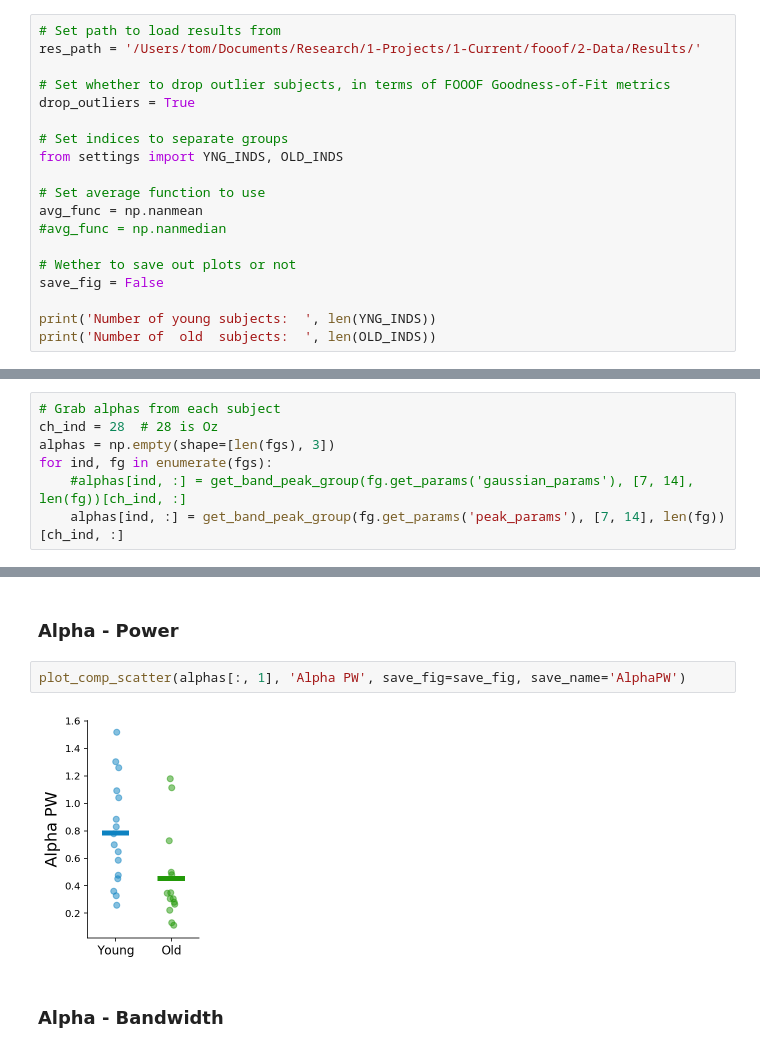
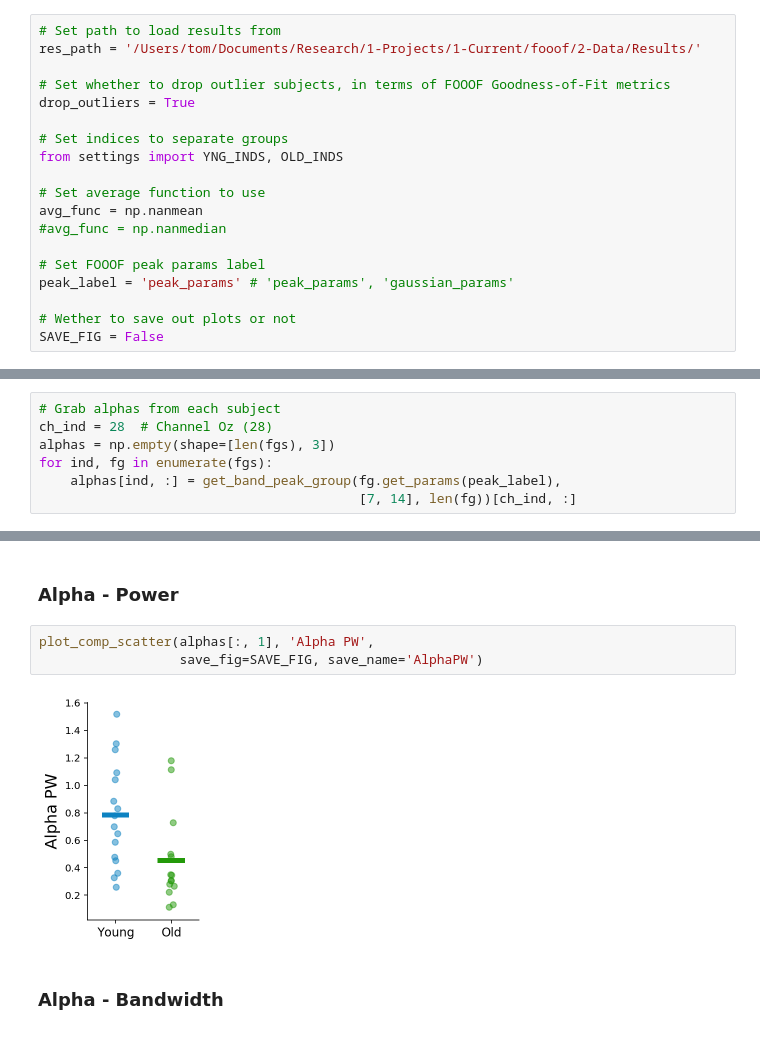
Before and after one commit to TomDonoghue/EEGparam, a Jupyter notebook: notebooks/GroupAnalysis-Rest.ipynb, the cells around one changed output, grey strips where cells are left out. Drawn from its saved outputs; the diff is of its cells as text.

```diff
--- a/notebooks/GroupAnalysis-Rest.ipynb
+++ b/notebooks/GroupAnalysis-Rest.ipynb
@@ -44,8 +45,8 @@ from settings import YNG_INDS, OLD_INDS
 avg_func = np.nanmean
 #avg_func = np.nanmedian
 
+# Set FOOOF peak params label
+peak_label = 'peak_params' # 'peak_params', 'gaussian_params'
+
 # Wether to save out plots or not
-save_fig = False
-
-print('Number of young subjects:  ', len(YNG_INDS))
-print('Number of  old  subjects:  ', len(OLD_INDS))
+SAVE_FIG = False
@@ -73,10 +78,10 @@ for file in files:
 ### Extract FOOOF Data
 # %%
 # Grab alphas from each subject
-ch_ind = 28  # 28 is Oz
+ch_ind = 28  # Channel Oz (28)
 alphas = np.empty(shape=[len(fgs), 3])
 for ind, fg in enumerate(fgs):
-    #alphas[ind, :] = get_band_peak_group(fg.get_params('gaussian_params'), [7, 14], len(fg))[ch_ind, :]
-    alphas[ind, :] = get_band_peak_group(fg.get_params('peak_params'), [7, 14], len(fg))[ch_ind, :]
+    alphas[ind, :] = get_band_peak_group(fg.get_params(peak_label),
+                                         [7, 14], len(fg))[ch_ind, :]
 # %%
 # Grab aperiodic params from each subject
@@ -276,9 +328,10 @@ plot_comp_scatter(alphas[:, 0], 'Alpha CF', save_fig=save_fig, save_name='AlphaC
 # %% [markdown]
 ### Alpha - Power
 # %%
-plot_comp_scatter(alphas[:, 1], 'Alpha PW', save_fig=save_fig, save_name='AlphaPW')
+plot_comp_scatter(alphas[:, 1], 'Alpha PW',
+                  save_fig=SAVE_FIG, save_name='AlphaPW')
 # %% [output]
-[figure, old version]
+[figure, new version]
 # %% [markdown]
 ### Alpha - Bandwidth
 # %%
```
Also changed, not shown: parts of 36 cells of this notebook, 3 other files.
